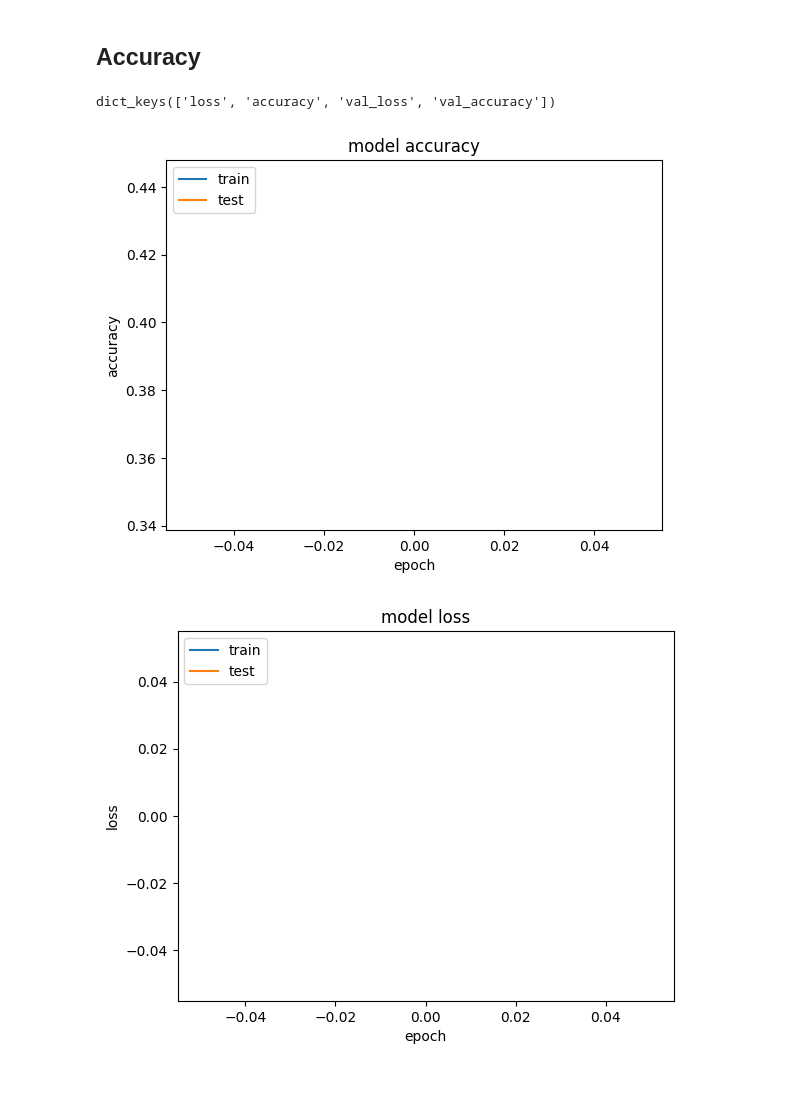
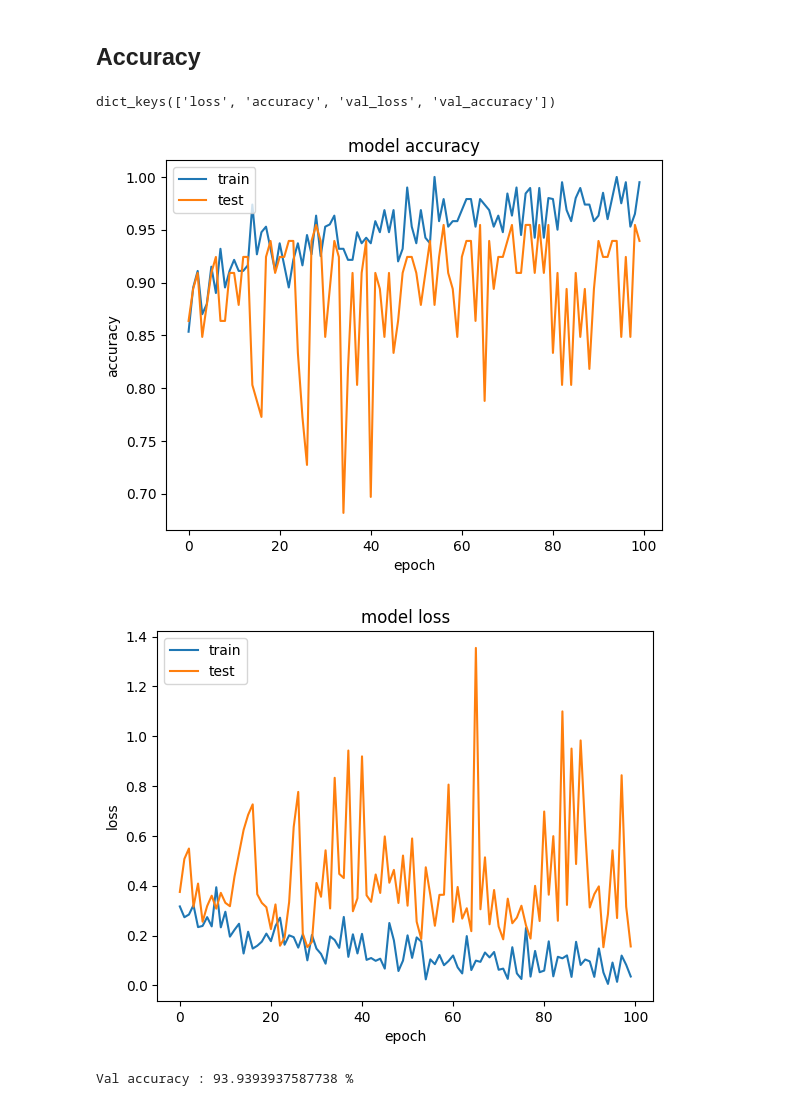
Before and after one commit to Tbharvesh/DeepLearningProject, a Jupyter notebook: Copy_of_DL_Project.ipynb, the cells around one changed output. Saved outputs shown, nothing was run; the diff lists cells and outputs as text; code cells hidden in the pictures.

Commit message:
CNN ~ VGG model used

```diff
--- a/Copy_of_DL_Project.ipynb
+++ b/Copy_of_DL_Project.ipynb
@@ -154,7 +119,7 @@ _________________________________________________________________
 ## Compiling the basic CNN model
 # %%
 model0.compile(optimizer='rmsprop',
-              loss='sparse_categorical_crossentropy',
+              loss='categorical_crossentropy',
               metrics=['accuracy'])
 model0.summary()
 # %% [output]
@@ -180,5 +145,5 @@ _________________________________________________________________
 # %%
 # augmented_train_dataset_repeated = augmented_train_dataset.repeat()
 # val_dataset_repeated = val_dataset.repeat()
-training = model0.fit(train_dataset,
-                   steps_per_epoch=num_train,epochs=epochs)
+# training = model0.fit(train_dataset,
+#                    steps_per_epoch=num_train,epochs=epochs)
@@ -190,0 +150,5 @@ Detected at node sequential/dense/BiasAdd defined at (most recent call last):
+# %%
+history=model0.fit(train_dataset,
+                  epochs=epochs,
+                  steps_per_epoch=num_train,
+                  validation_data=test_dataset)
@@ -193,25 +175,29 @@ Detected at node sequential/dense/BiasAdd defined at (most recent call last):
 # %%
 import matplotlib.pyplot as plt
 %matplotlib inline
 # list all data in training
-print(training.history.keys())
+print(history.history.keys())
 # summarize training for accuracy
-plt.plot(training.history['accuracy'])
-plt.plot(training.history['val_accuracy'])
+plt.plot(history.history['accuracy'])
+plt.plot(history.history['val_accuracy'])
 plt.title('model accuracy')
 plt.ylabel('accuracy')
 plt.xlabel('epoch')
 plt.legend(['train', 'test'], loc='upper left')
 plt.show()
 # summarize traning for loss
-plt.plot(training.history['loss'])
-plt.plot(training.history['val_loss'])
+plt.plot(history.history['loss'])
+plt.plot(history.history['val_loss'])
 plt.title('model loss')
 plt.ylabel('loss')
 plt.xlabel('epoch')
 plt.legend(['train', 'test'], loc='upper left')
 plt.show()
 # %% [output]
 dict_keys(['loss', 'accuracy', 'val_loss', 'val_accuracy'])
-[figure, old version]
+[figure, new version]
-[figure, old version]
+[figure, new version]
+# %%
+print("Val accuracy :",history.history['val_accuracy'][-1] * 100,"%")
+# %% [output]
+Val accuracy : 93.9393937587738 %
```
Also changed, not shown: parts of 8 cells of this notebook.
